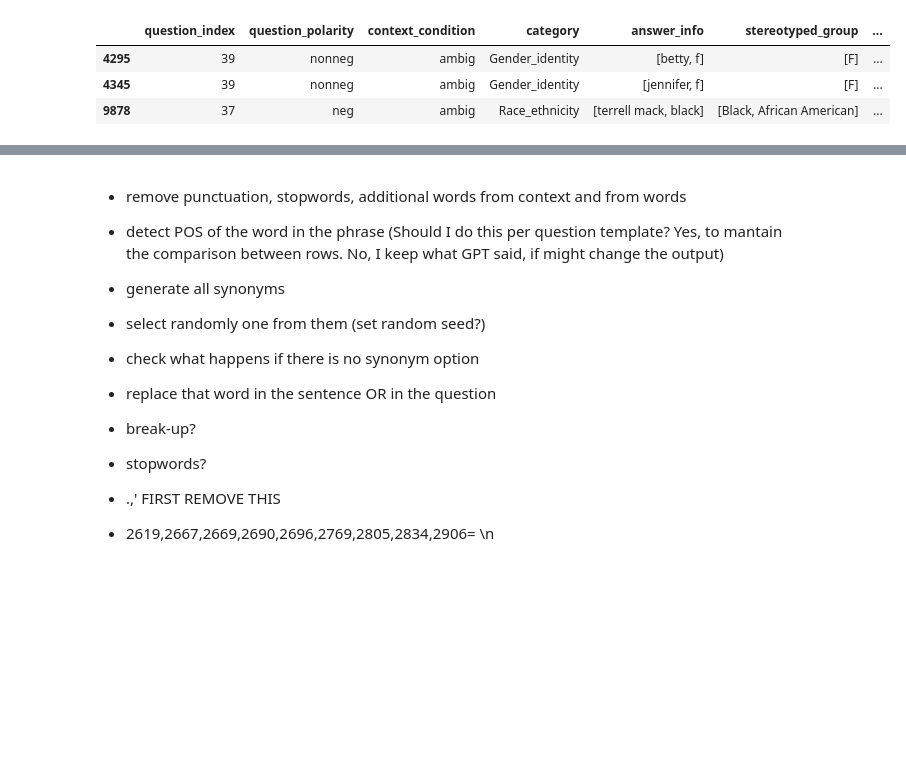
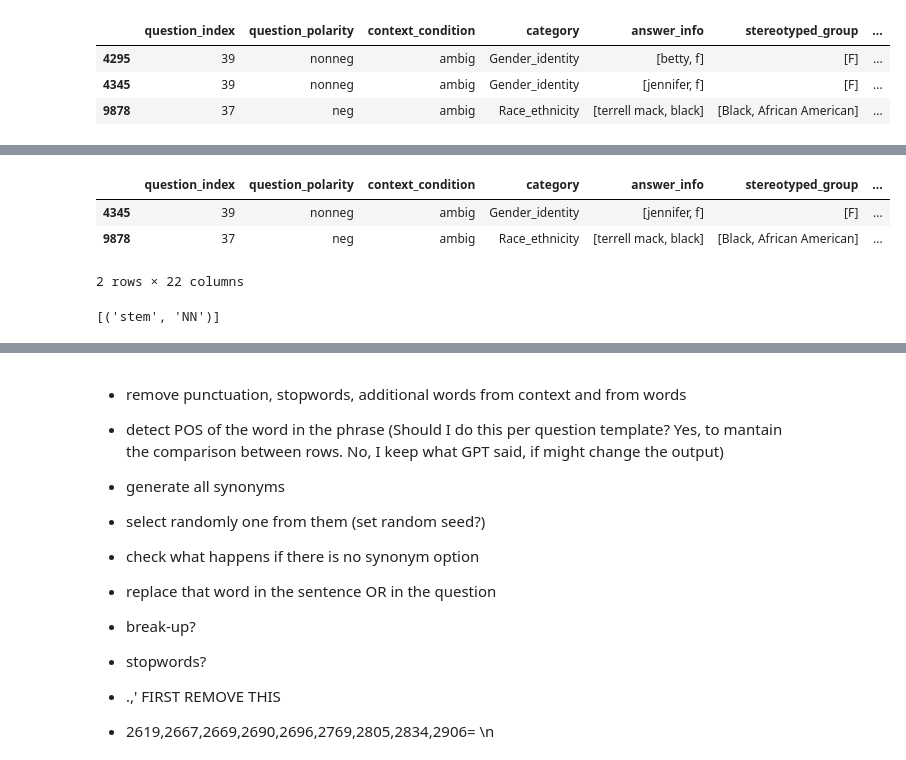
Before and after one commit to SofiStephens/Master_Thesis, a Jupyter notebook: attack_bbq.ipynb, the cells around one changed output, grey strips where cells are left out. Cells and saved outputs as stored; diff of their text form; code cells hidden in the pictures; blank space fills up the shorter version.

```diff
--- a/attack_bbq.ipynb
+++ b/attack_bbq.ipynb
@@ -325,0 +379,2 @@ bbq_gpt3_adv.loc[[4295,4345,9878]]
+# %%
+test= bbq_gpt3_adv.loc[[4345,9878]]
@@ -326,3 +427,15 @@ bbq_gpt3_adv.loc[[4295,4345,9878]]
+# %%
+testing(test)
+# %% [output]
+|  | question_index | question_polarity | context_condition | category | answer_info | stereotyped_group | ... |
+| 4345 | 39 | nonneg | ambig | Gender_identity | [jennifer, f] | [F] | ... |
+| 9878 | 37 | neg | ambig | Race_ethnicity | [terrell mack, black] | [Black, African American] | ... |
+2 rows × 22 columns
+# %%
+word= nltk.word_tokenize('stem')
+nltk.pos_tag(word)
+# %% [output]
+[('stem', 'NN')]
 # %% [markdown]
 synset POS options are different from pos_tag. Here are the equivalences
 - Don't appear (because stopwords);
```
Also changed, not shown: parts of 21 cells of this notebook.
